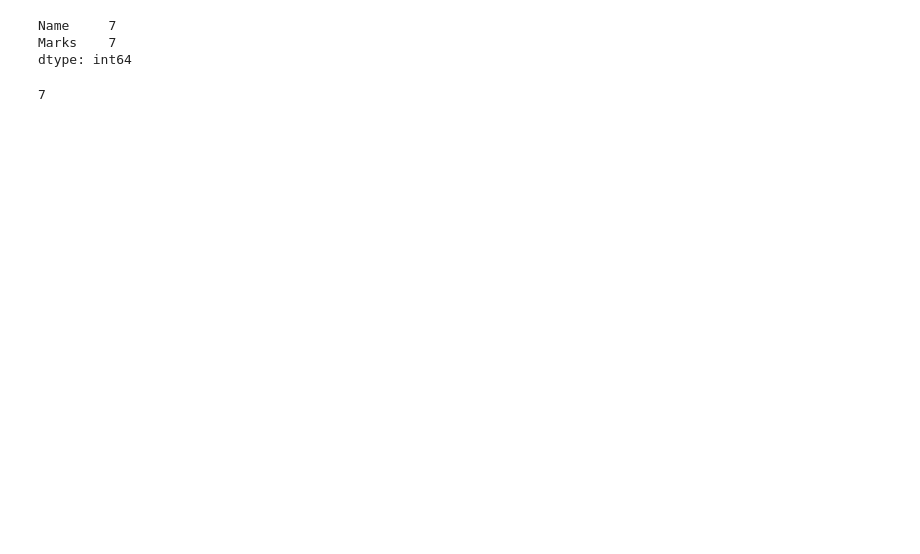
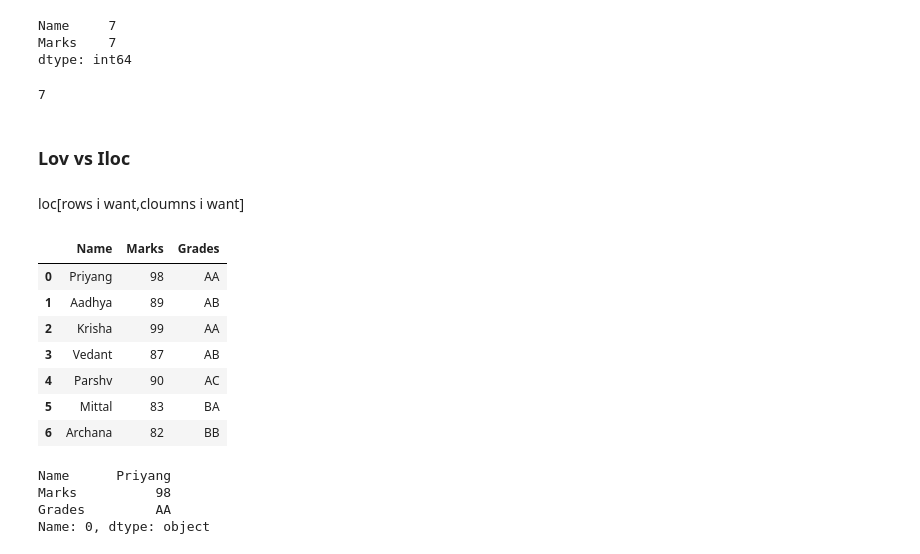
Before and after one commit to AseemGupta39/data_analytics_with_python, a Jupyter notebook: main.ipynb, the cells around one changed output. Drawn from its saved outputs; the diff is of its cells as text; code cells hidden in the pictures; blank space fills up the shorter version.

Commit message:
loc iloc at iat bhe kar liya hai

```diff
--- a/main.ipynb
+++ b/main.ipynb
@@ -436,3 +433,31 @@ dtype: int64
 df_from_dict2['Marks'].count()
 # %% [output]
 7
+# %% [markdown]
+### Lov vs Iloc
+# %% [markdown]
+loc[rows i want,cloumns i want]
+# %%
+dict_for_df3 ={'Name':['Priyang','Aadhya','Krisha','Vedant','Parshv',
+                'Mittal','Archana'],
+                'Marks':[98,89,99,87,90,83,82],
+                'Grades':["AA","AB","AA","AB","AC","BA","BB"],
+               }
+df_from_dict3=pd.DataFrame(dict_for_df3)
+df_from_dict3
+# %% [output]
+|  | Name | Marks | Grades |
+| 0 | Priyang | 98 | AA |
+| 1 | Aadhya | 89 | AB |
+| 2 | Krisha | 99 | AA |
+| 3 | Vedant | 87 | AB |
+| 4 | Parshv | 90 | AC |
+| 5 | Mittal | 83 | BA |
+| 6 | Archana | 82 | BB |
+# %%
+df_from_dict3.loc[0,:]
+# %% [output]
+Name      Priyang
+Marks          98
+Grades         AA
+Name: 0, dtype: object
```
Also changed, not shown: parts of 33 cells of this notebook.
